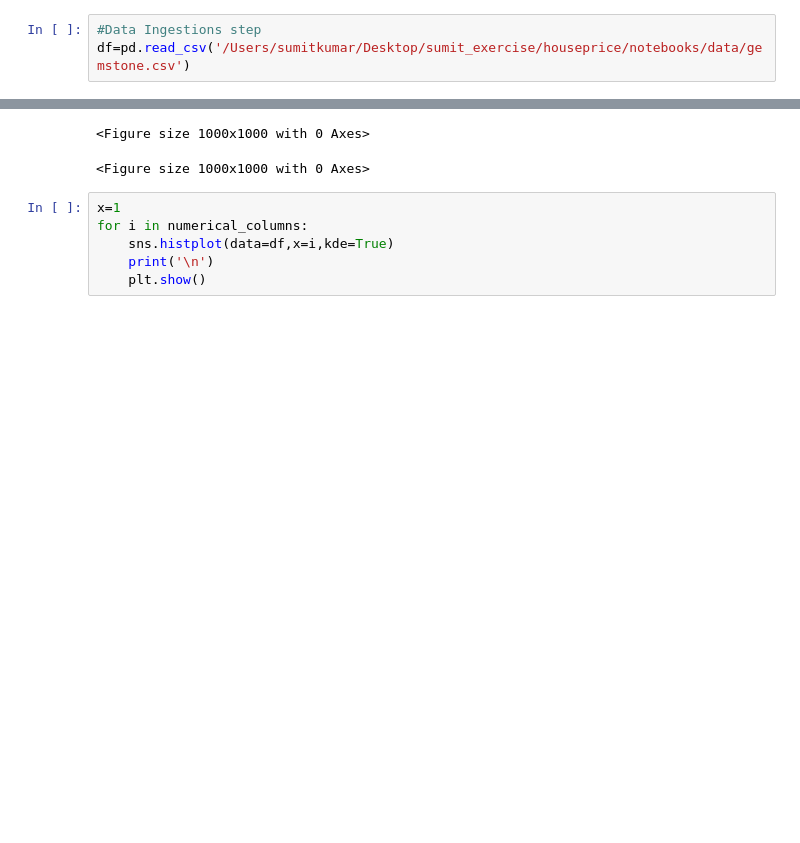
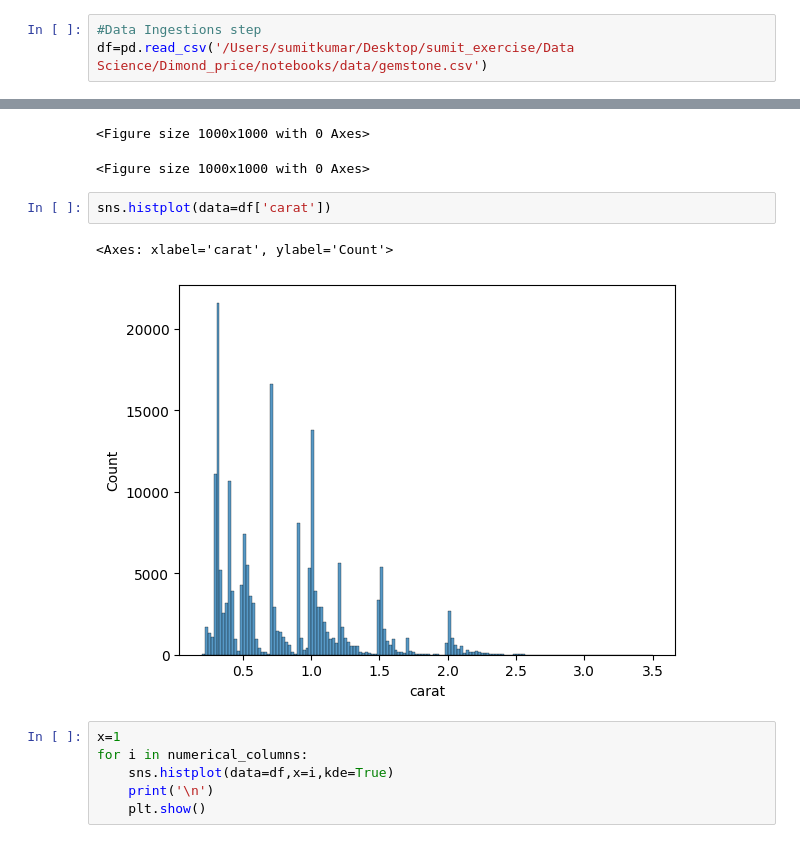
Before and after one commit to sumitme752/Dimond_price_prediction, a Jupyter notebook: notebooks/EDA.ipynb, the cells around one changed output, grey strips where cells are left out. Drawn from its saved outputs; the diff is of its cells as text; blank space fills up the shorter version.

```diff
--- a/notebooks/EDA.ipynb
+++ b/notebooks/EDA.ipynb
@@ -5,6 +26,6 @@ import numpy as np
 # %%
 #Data Ingestions step
-df=pd.read_csv('/Users/sumitkumar/Desktop/sumit_exercise/houseprice/notebooks/data/gemstone.csv')
+df=pd.read_csv('/Users/sumitkumar/Desktop/sumit_exercise/Data Science/Dimond_price/notebooks/data/gemstone.csv')
 # %%
 df.head()
 # %% [output]
@@ -154,6 +223,11 @@ plt.figure(figsize=(10,10))
 # %% [output]
 <Figure size 1000x1000 with 0 Axes>
 <Figure size 1000x1000 with 0 Axes>
+# %%
+sns.histplot(data=df['carat'])
+# %% [output]
+<Axes: xlabel='carat', ylabel='Count'>
+[figure, added]
 # %%
 x=1
 for i in numerical_columns:
```
Also changed, not shown: parts of 9 cells of this notebook, 2 other files.
